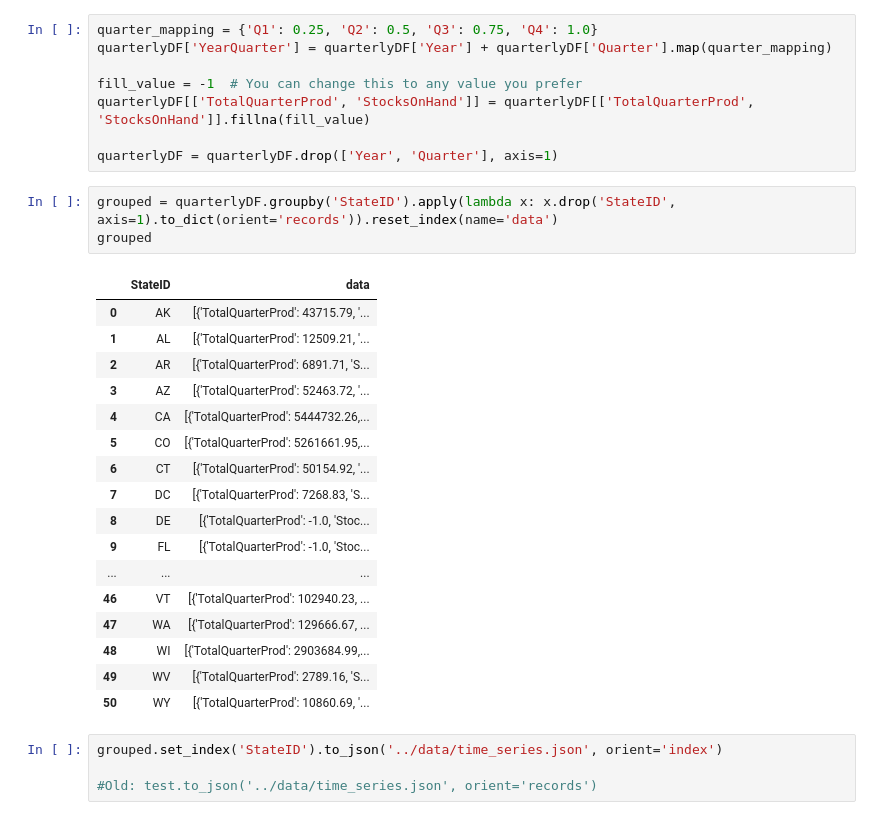
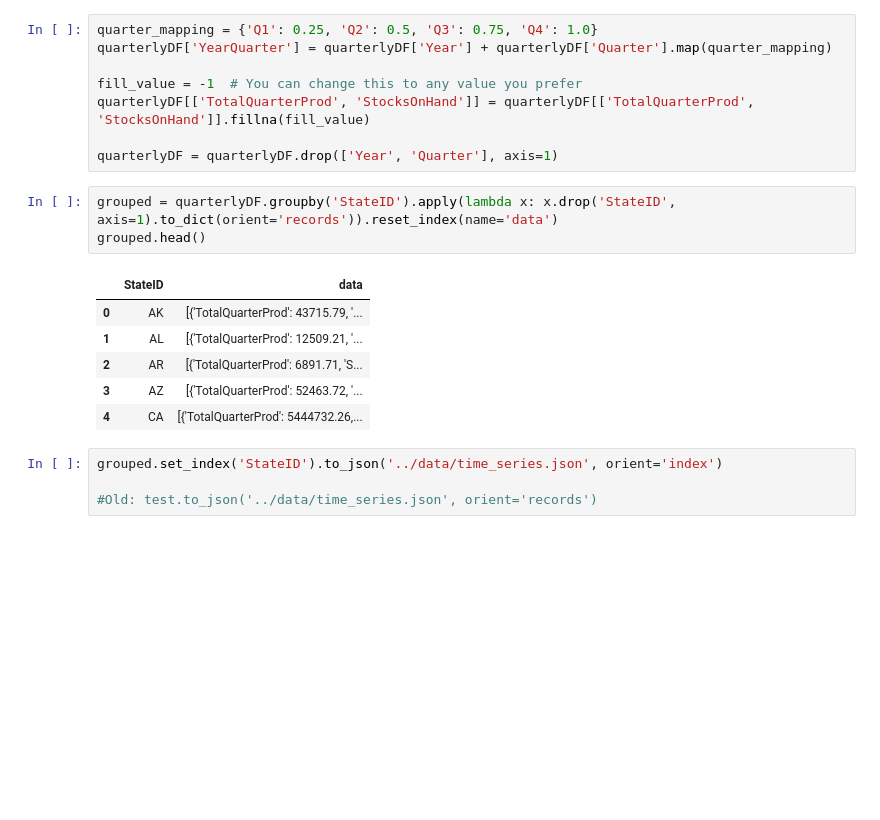
Before and after one commit to zqcushma/Project-3, a Jupyter notebook: python/data_extract.ipynb, the cells around one changed output. Drawn from its saved outputs; the diff is of its cells as text; blank space fills up the shorter version.

```diff
--- a/python/data_extract.ipynb
+++ b/python/data_extract.ipynb
@@ -254,25 +254,14 @@ quarterlyDF[['TotalQuarterProd', 'StocksOnHand']] = quarterlyDF[['TotalQuarterPr
 quarterlyDF = quarterlyDF.drop(['Year', 'Quarter'], axis=1)
 # %%
 grouped = quarterlyDF.groupby('StateID').apply(lambda x: x.drop('StateID', axis=1).to_dict(orient='records')).reset_index(name='data')
-grouped
+grouped.head()
 # %% [output]
 |  | StateID | data |
 | 0 | AK | [{'TotalQuarterProd': 43715.79, '... |
 | 1 | AL | [{'TotalQuarterProd': 12509.21, '... |
 | 2 | AR | [{'TotalQuarterProd': 6891.71, 'S... |
 | 3 | AZ | [{'TotalQuarterProd': 52463.72, '... |
 | 4 | CA | [{'TotalQuarterProd': 5444732.26,... |
-| 5 | CO | [{'TotalQuarterProd': 5261661.95,... |
-| 6 | CT | [{'TotalQuarterProd': 50154.92, '... |
-| 7 | DC | [{'TotalQuarterProd': 7268.83, 'S... |
-| 8 | DE | [{'TotalQuarterProd': -1.0, 'Stoc... |
-| 9 | FL | [{'TotalQuarterProd': -1.0, 'Stoc... |
-| ... | ... | ... |
-| 46 | VT | [{'TotalQuarterProd': 102940.23, ... |
-| 47 | WA | [{'TotalQuarterProd': 129666.67, ... |
-| 48 | WI | [{'TotalQuarterProd': 2903684.99,... |
-| 49 | WV | [{'TotalQuarterProd': 2789.16, 'S... |
-| 50 | WY | [{'TotalQuarterProd': 10860.69, '... |
 # %%
 grouped.set_index('StateID').to_json('../data/time_series.json', orient='index')
 
```
Also changed, not shown: 4 other files.
